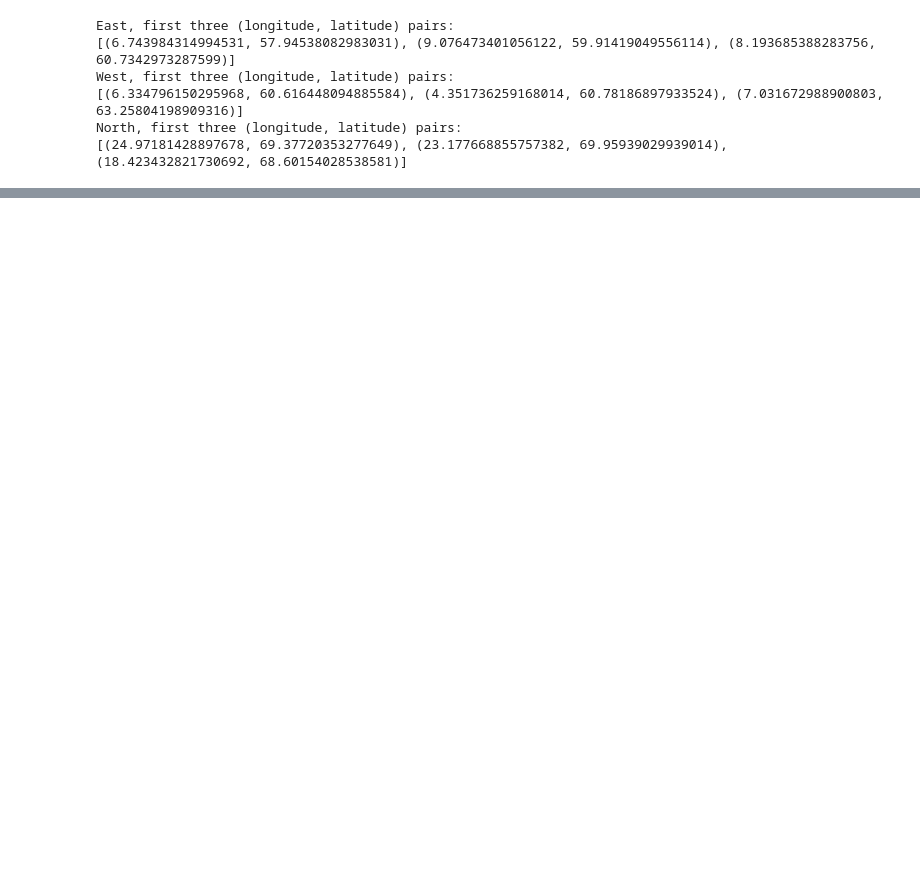
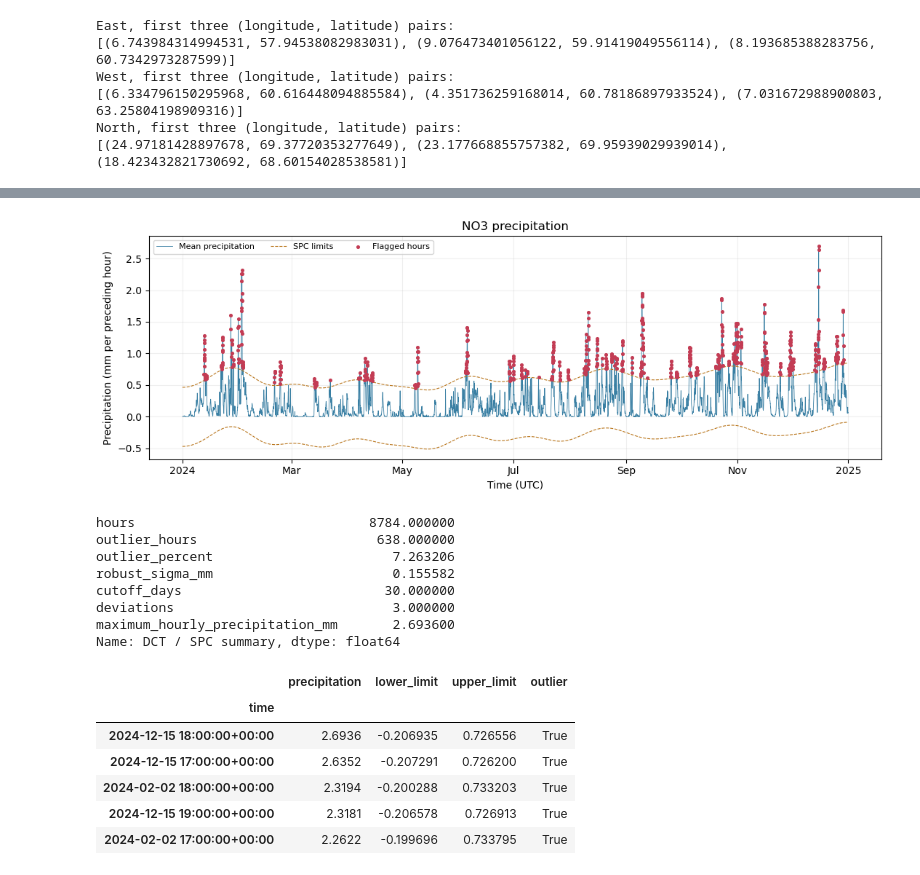
Before and after one commit to Haakon5555/ind320-haakon5555, a Jupyter notebook: prosjekt_del_3.ipynb, the cells around one changed output, grey strips where cells are left out. Drawn from its saved outputs; the diff is of its cells as text; code cells hidden in the pictures; blank space fills up the shorter version.

```diff
--- a/prosjekt_del_3.ipynb
+++ b/prosjekt_del_3.ipynb
@@ -205,0 +539,10 @@ North, first three (longitude, latitude) pairs:
+# %%
+weather_no3 = download_weather("NO3", "2024-01-01", "2024-12-31", progress=print)
+weather_hourly = weather_mean(weather_no3)
+assert weather_no3["temperature_2m"].shape == (1000, 8784)
+assert weather_no3["precipitation"].shape == (1000, 8784)
+assert not weather_hourly.isna().any().any()
+print("1000 locations × 8784 hours × 2 variables, complete and finite.")
+display(weather_hourly.head())
+display(weather_hourly.describe().round(3))
+weather_hourly.to_csv(weather_summary_file("NO3", 2024), compression="gzip")
@@ -205,0 +649,22 @@ North, first three (longitude, latitude) pairs:
+# %%
+spc_figure, spc_summary, precipitation_results = precipitation_spc(weather_hourly["precipitation"])
+display(spc_figure)
+display(pd.Series(spc_summary, name="DCT / SPC summary"))
+display(precipitation_results.loc[precipitation_results["outlier"]].nlargest(5, "precipitation"))
+# %% [output]
+[figure, added]
+hours                              8784.000000
+outlier_hours                       638.000000
+outlier_percent                       7.263206
+robust_sigma_mm                       0.155582
+cutoff_days                          30.000000
+deviations                            3.000000
+maximum_hourly_precipitation_mm       2.693600
+Name: DCT / SPC summary, dtype: float64
+|  | precipitation | lower_limit | upper_limit | outlier |
+| time |  |  |  |  |
+| 2024-12-15 18:00:00+00:00 | 2.6936 | -0.206935 | 0.726556 | True |
+| 2024-12-15 17:00:00+00:00 | 2.6352 | -0.207291 | 0.726200 | True |
+| 2024-02-02 18:00:00+00:00 | 2.3194 | -0.200288 | 0.733203 | True |
+| 2024-12-15 19:00:00+00:00 | 2.3181 | -0.206578 | 0.726913 | True |
+| 2024-02-02 17:00:00+00:00 | 2.2622 | -0.199696 | 0.733795 | True |
```
Also changed, not shown: parts of 31 cells of this notebook, 18 other files.
